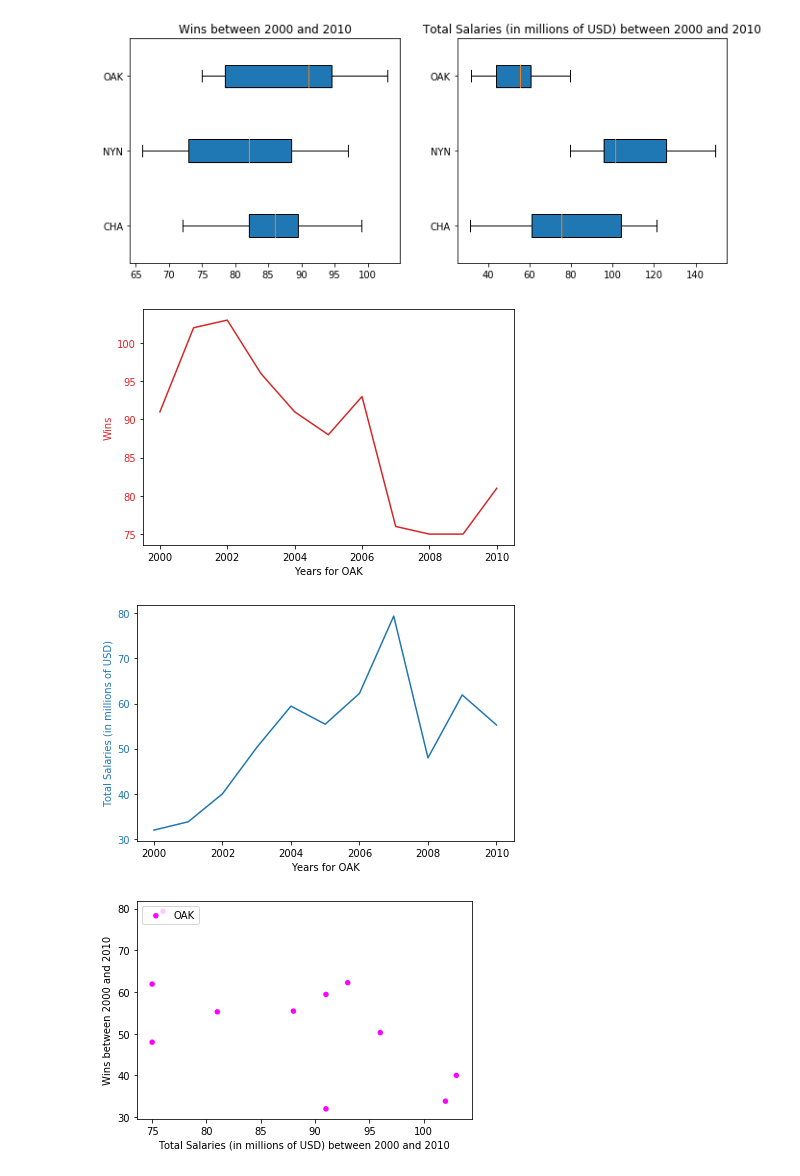
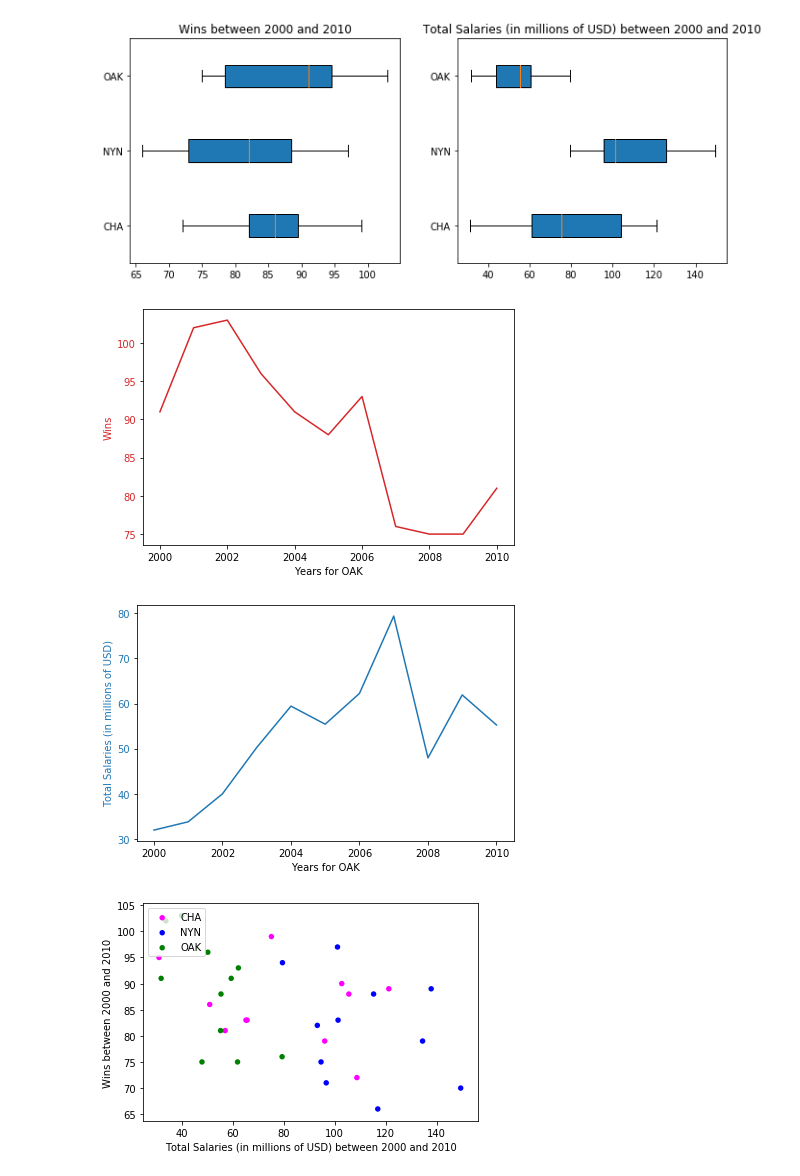
Before and after one commit to Techno-Hwizrdry/s4s, a Jupyter notebook: s4s.ipynb, the cells around one changed output. Cells and saved outputs as stored; diff of their text form; code cells hidden in the pictures.

```diff
--- a/s4s.ipynb
+++ b/s4s.ipynb
@@ -22,32 +22,33 @@ salary_totals = salary_data.groupby(['yearID', 'teamID'])['salary'].sum()
 salary_totals.head()
 
 # Problem 1(c)
 wins_and_salaries = pandas.merge(salary_totals, teams_data[['yearID', 'teamID', 'W']], on=['yearID', 'teamID'], how='inner')
 wins_and_salaries.head()
 
 #  Problem 1(d).  To display the relationship between total wins and total salaries for a given year,
 #  I would use two different axes that share the same x axis.  Since wins and salaries share the year range (x-axis),
 #  I can plot the second series (total salaries) against the secondary Y axis on the right side of the graph.
 
 START_YEAR = 2000
 END_YEAR = 2010
 TEAMS = ['CHA', 'NYN', 'OAK']
 
 wsg.graph_dual_y(wins_and_salaries, 'OAK', START_YEAR, END_YEAR)
 
 wsg.graph_boxplots(wins_and_salaries, TEAMS, START_YEAR, END_YEAR)
 
 wsg.graph_xy_line(wins_and_salaries, 'OAK', 'wins', START_YEAR, END_YEAR)
 wsg.graph_xy_line(wins_and_salaries, 'OAK', 'SALARIES', START_YEAR, END_YEAR)
 
 #  As seen in the xy scatter chart of total salaries vs wins, over 2000 to 2010, when the total salaries
 #  for the Oakland A's were at their highest, the wins were at their lowest.  The highest total wins occurred in 2002,
 #  yet their total salaries were not at their highest. Also, as total salaries rose, their wins decreased between 2002
 #  and 2005.  Could this mean, that if the total salaries
-wsg.xy_scatter_3_teams(wins_and_salaries, ['OAK'], START_YEAR, END_YEAR)
+#wsg.xy_scatter_3_teams(wins_and_salaries, ['OAK'], START_YEAR, END_YEAR)
+wsg.xy_scatter_3_teams(wins_and_salaries, TEAMS, START_YEAR, END_YEAR)
 # %% [output]
 [figure]
 [figure]
 [figure]
 [figure]
-[figure, old version]
+[figure, new version]
```
Also changed, not shown: 1 other file.
